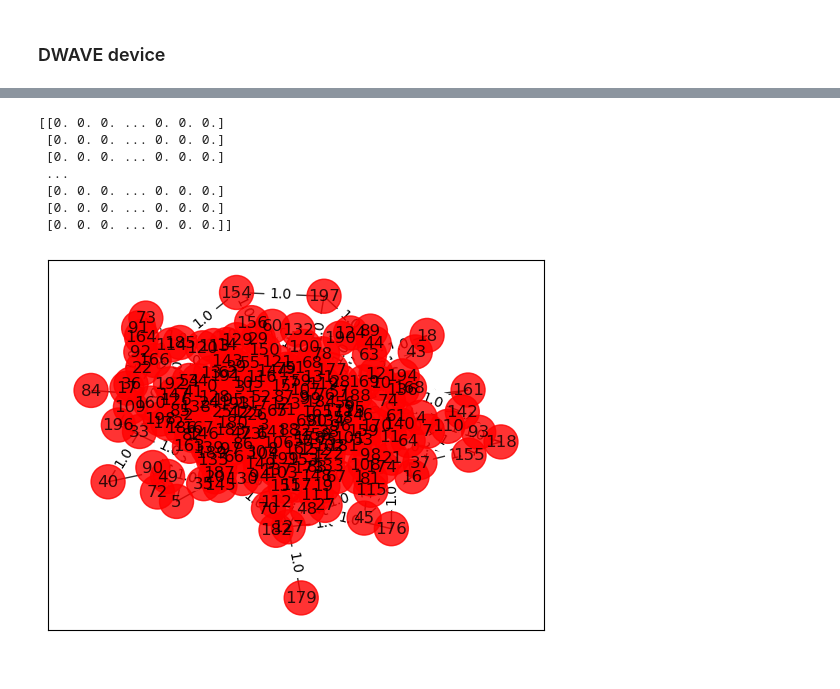
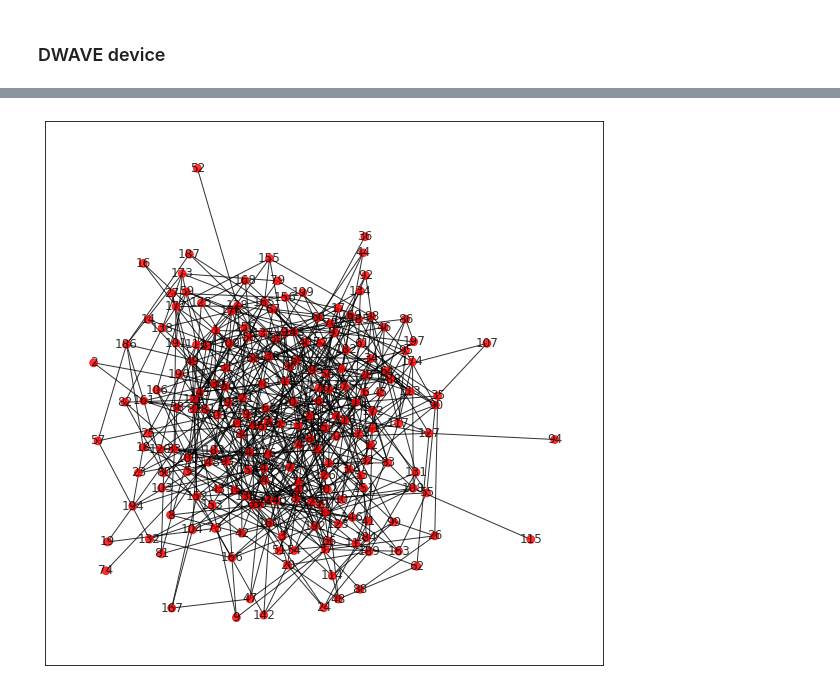
Before and after one commit to Korea-Quantum-Computing/quantum_tutorial, a Jupyter notebook: 3. Quantum Combinatorial Optimization.ipynb, the cells around one changed output, grey strips where cells are left out. Cells and saved outputs as stored; diff of their text form; code cells hidden in the pictures.

```diff
--- a/3. Quantum Combinatorial Optimization.ipynb
+++ b/3. Quantum Combinatorial Optimization.ipynb
@@ -264,6 +455,4 @@ array([0., 1., 0., 1., 0., 1., 0., 0., 1., 0.])
 # %%
-import networkx as nx
-import matplotlib.pyplot as plt
 n = 200  # Number of nodes in graph
 G = nx.Graph()
 G.add_nodes_from(np.arange(0, n, 1))
@@ -275,35 +464,20 @@ random_edge = np.array(comb_item)[random_index]
 elist = [tuple(random_edge[i].tolist() + [1.0]) for i in range(3*n)]
 # tuple is (i,j,weight) where (i,j) is the edge
 G.add_weighted_edges_from(elist)
-
-colors = ["r" for node in G.nodes()]
-pos = nx.spring_layout(G)
-
-
-def draw_graph(G, colors, pos):
-    default_axes = plt.axes(frameon=True)
-    nx.draw_networkx(G, node_color=colors, node_size=600, alpha=0.8, ax=default_axes, pos=pos)
-    edge_labels = nx.get_edge_attributes(G, "weight")
-    nx.draw_networkx_edge_labels(G, pos=pos, edge_labels=edge_labels)
-
-draw_graph(G, colors, pos)
-# Computing the weight matrix from the random graph
-w = np.zeros([n, n])
-for i in range(n):
-    for j in range(n):
-        temp = G.get_edge_data(i, j, default=0)
-        if temp != 0:
-            w[i, j] = temp["weight"]
-print(w)
-# %% [output]
-[[0. 0. 0. ... 0. 0. 0.]
- [0. 0. 0. ... 0. 0. 0.]
- [0. 0. 0. ... 0. 0. 0.]
- ...
- [0. 0. 0. ... 0. 0. 0.]
- [0. 0. 0. ... 0. 0. 0.]
- [0. 0. 0. ... 0. 0. 0.]]
-[figure, removed]
+# %%
+colors = ["r" for node in G.nodes()]
+pos = nx.spring_layout(G)
+fig = plt.figure(figsize = (10,10))
+draw_graph(G, colors, pos,size=60)
+# Computing the weight matrix from the random graph
+w = np.zeros([n, n])
+for i in range(n):
+    for j in range(n):
+        temp = G.get_edge_data(i, j, default=0)
+        if temp != 0:
+            w[i, j] = temp["weight"]
+# %% [output]
+[figure, added]
 # %%
 import time
 Q,beta = get_qb_from_adj(w)
```
Also changed, not shown: parts of 20 cells of this notebook, 1 other file.
